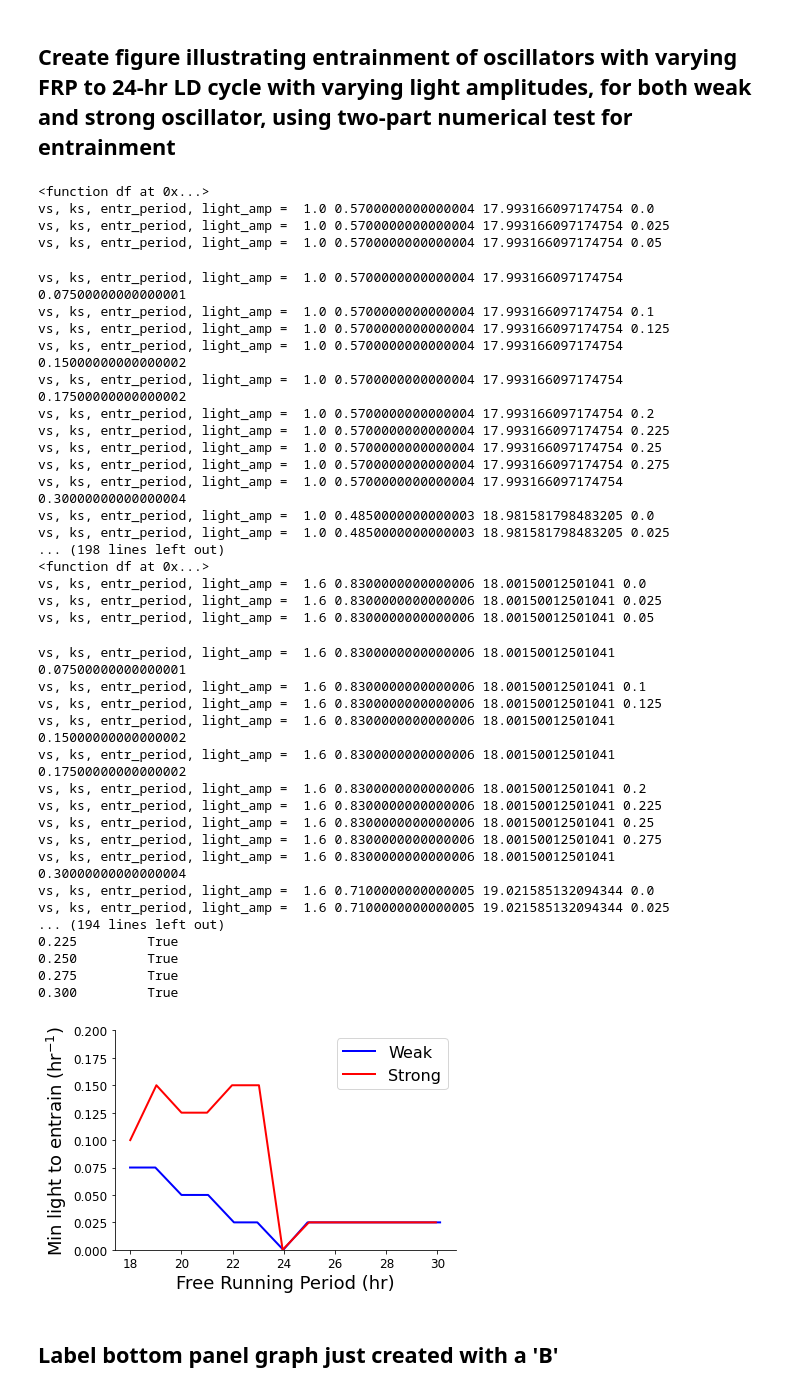
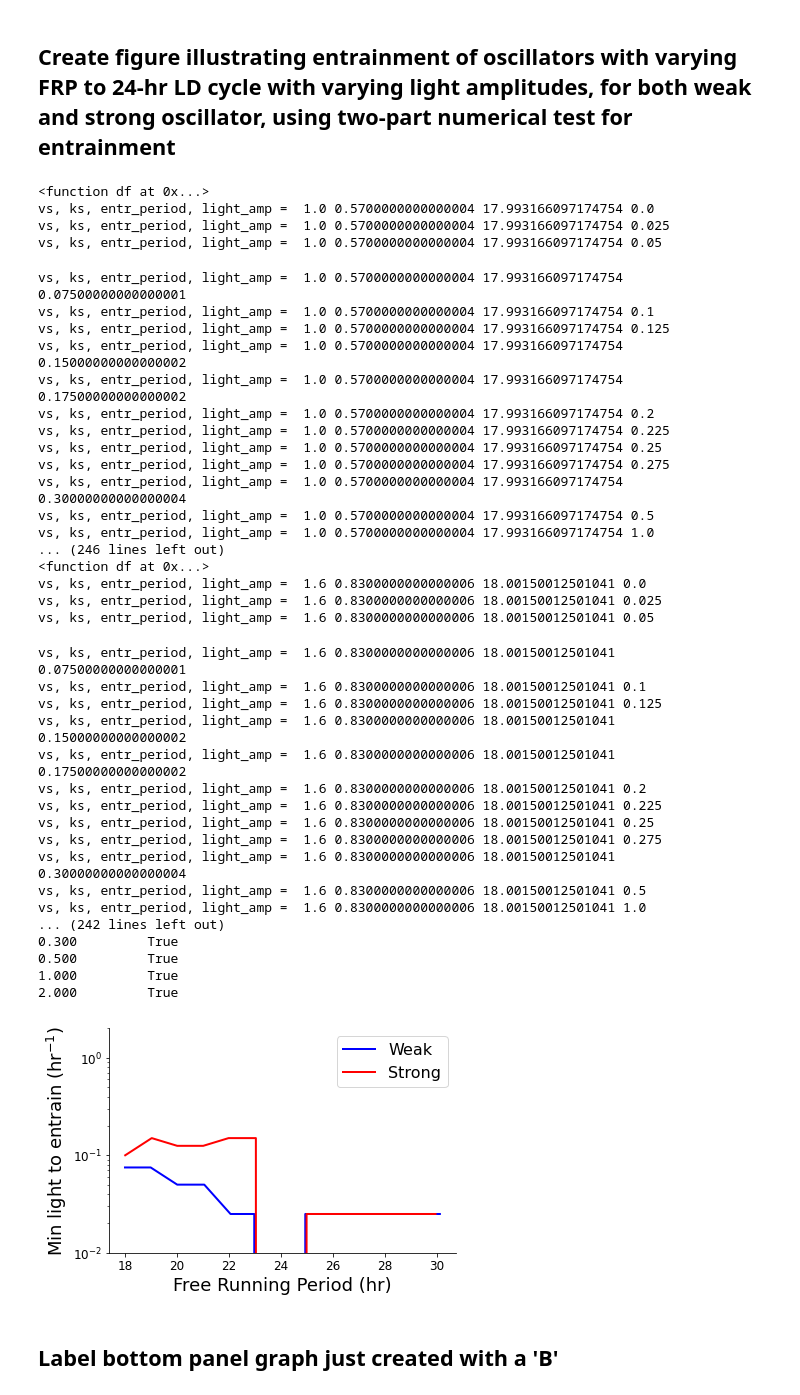
Before and after one commit to Toporikova-Lab/spider-circadian-clock-model, a Jupyter notebook: Figure 7/Figure7.ipynb, the cells around one changed output. Drawn from its saved outputs; the diff is of its cells as text; code cells hidden in the pictures.

Commit message:
Second Figure 7 commit

```diff
--- a/Figure 7/Figure7.ipynb
+++ b/Figure 7/Figure7.ipynb
@@ -211,7 +211,11 @@ k2 = 0.6
 
 vs_df = oscillator_summary()
 #light_amp_list    = np.arange(0.10, 0.11, 0.01).tolist()
-light_amp_list    = np.arange(0., 0.16, 0.01).tolist()
+light_amp_list    = np.arange(0.01, 0.16, 0.01).tolist()
+light_amp_list.append(0.25)
+light_amp_list.append(0.50)
+light_amp_list.append(1.0)
+light_amp_list.append(2.0)
 #light_period_list = np.arange(28,29,1).tolist()
 light_period_list = np.arange(18,31,1).tolist()
 print('light_amp_list', light_amp_list)
@@ -262,7 +266,9 @@ for vs in vs_df.index:
     ax.spines['top'].set_color('none')
     plt.xlabel("Entraining period (hr)",fontsize=18)
     plt.ylabel("Min light to entrain (hr$^{-1}$)",fontsize=18)
-    plt.ylim(top = 0.15)
+    plt.ylim(0.01,2.0)
+    plt.yscale("log")
+
 plt.legend(fontsize=14)
 plt.tight_layout()
 plt.savefig("Vary-lp.jpeg", dpi = 300)
@@ -550,6 +556,9 @@ k2 = 0.6
 
 vs_df = oscillator_summary()
 light_amp_list    = np.arange(0., 0.325, 0.025).tolist()
+light_amp_list.append(0.50)
+light_amp_list.append(1.0)
+light_amp_list.append(2.0)
 light_period = 24
 
 for vs in vs_df.index:
@@ -581,7 +590,8 @@ for vs in vs_df.index:
     plt.ylabel("Min light to entrain (hr$^{-1}$)",fontsize=18)
     plt.xticks(fontsize=12)
     plt.yticks(fontsize=12)
-    plt.ylim(0,0.20)
+    plt.ylim(0.01,2.0)
+    plt.yscale('log')
 plt.legend(fontsize=16)
 plt.tight_layout()
 plt.gca().spines['right'].set_color('none')
@@ -591,43 +601,43 @@ plt.show()
 # %% [output]
 <function df at 0x...>
 vs, ks, entr_period, light_amp =  1.0 0.5700000000000004 17.993166097174754 0.0
 vs, ks, entr_period, light_amp =  1.0 0.5700000000000004 17.993166097174754 0.025
 vs, ks, entr_period, light_amp =  1.0 0.5700000000000004 17.993166097174754 0.05
 vs, ks, entr_period, light_amp =  1.0 0.5700000000000004 17.993166097174754 0.07500000000000001
 vs, ks, entr_period, light_amp =  1.0 0.5700000000000004 17.993166097174754 0.1
 vs, ks, entr_period, light_amp =  1.0 0.5700000000000004 17.993166097174754 0.125
 vs, ks, entr_period, light_amp =  1.0 0.5700000000000004 17.993166097174754 0.15000000000000002
 vs, ks, entr_period, light_amp =  1.0 0.5700000000000004 17.993166097174754 0.17500000000000002
 vs, ks, entr_period, light_amp =  1.0 0.5700000000000004 17.993166097174754 0.2
 vs, ks, entr_period, light_amp =  1.0 0.5700000000000004 17.993166097174754 0.225
 vs, ks, entr_period, light_amp =  1.0 0.5700000000000004 17.993166097174754 0.25
 vs, ks, entr_period, light_amp =  1.0 0.5700000000000004 17.993166097174754 0.275
 vs, ks, entr_period, light_amp =  1.0 0.5700000000000004 17.993166097174754 0.30000000000000004
-vs, ks, entr_period, light_amp =  1.0 0.4850000000000003 18.981581798483205 0.0
-vs, ks, entr_period, light_amp =  1.0 0.4850000000000003 18.981581798483205 0.025
-... (198 lines left out)
+vs, ks, entr_period, light_amp =  1.0 0.5700000000000004 17.993166097174754 0.5
+vs, ks, entr_period, light_amp =  1.0 0.5700000000000004 17.993166097174754 1.0
+... (246 lines left out)
 <function df at 0x...>
 vs, ks, entr_period, light_amp =  1.6 0.8300000000000006 18.00150012501041 0.0
 vs, ks, entr_period, light_amp =  1.6 0.8300000000000006 18.00150012501041 0.025
 vs, ks, entr_period, light_amp =  1.6 0.8300000000000006 18.00150012501041 0.05
 vs, ks, entr_period, light_amp =  1.6 0.8300000000000006 18.00150012501041 0.07500000000000001
 vs, ks, entr_period, light_amp =  1.6 0.8300000000000006 18.00150012501041 0.1
 vs, ks, entr_period, light_amp =  1.6 0.8300000000000006 18.00150012501041 0.125
 vs, ks, entr_period, light_amp =  1.6 0.8300000000000006 18.00150012501041 0.15000000000000002
 vs, ks, entr_period, light_amp =  1.6 0.8300000000000006 18.00150012501041 0.17500000000000002
 vs, ks, entr_period, light_amp =  1.6 0.8300000000000006 18.00150012501041 0.2
 vs, ks, entr_period, light_amp =  1.6 0.8300000000000006 18.00150012501041 0.225
 vs, ks, entr_period, light_amp =  1.6 0.8300000000000006 18.00150012501041 0.25
 vs, ks, entr_period, light_amp =  1.6 0.8300000000000006 18.00150012501041 0.275
 vs, ks, entr_period, light_amp =  1.6 0.8300000000000006 18.00150012501041 0.30000000000000004
-vs, ks, entr_period, light_amp =  1.6 0.7100000000000005 19.021585132094344 0.0
-vs, ks, entr_period, light_amp =  1.6 0.7100000000000005 19.021585132094344 0.025
-... (194 lines left out)
-0.225         True
-0.250         True
-0.275         True
+vs, ks, entr_period, light_amp =  1.6 0.8300000000000006 18.00150012501041 0.5
+vs, ks, entr_period, light_amp =  1.6 0.8300000000000006 18.00150012501041 1.0
+... (242 lines left out)
 0.300         True
+0.500         True
+1.000         True
+2.000         True
-[figure, old version]
+[figure, new version]
 # %% [markdown]
 ## Label bottom panel graph just created with a 'B'
 # %%
```
Also changed, not shown: parts of 1 cell of this notebook.
